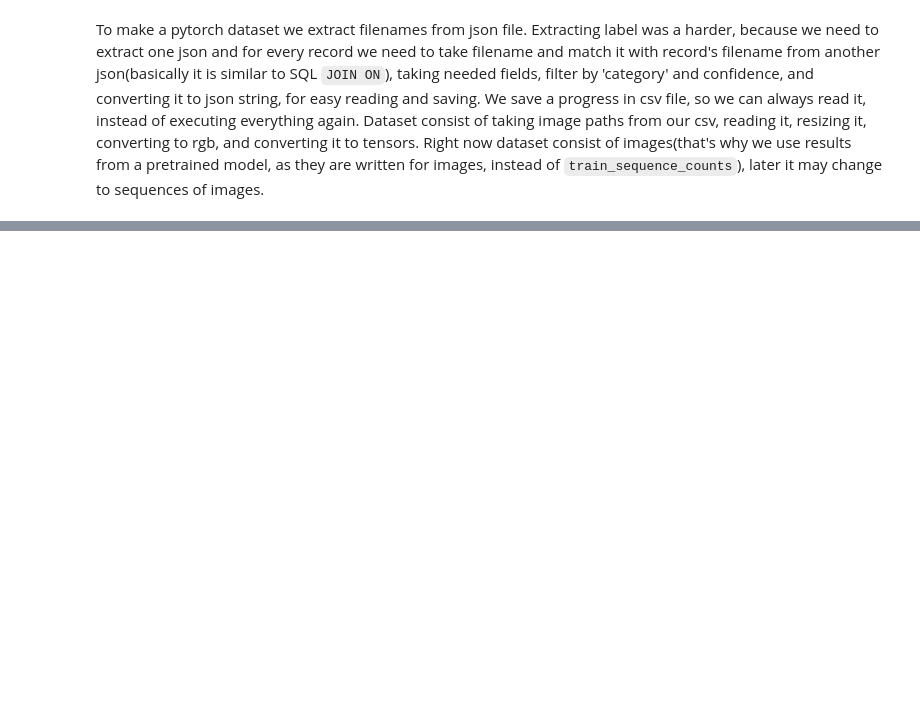
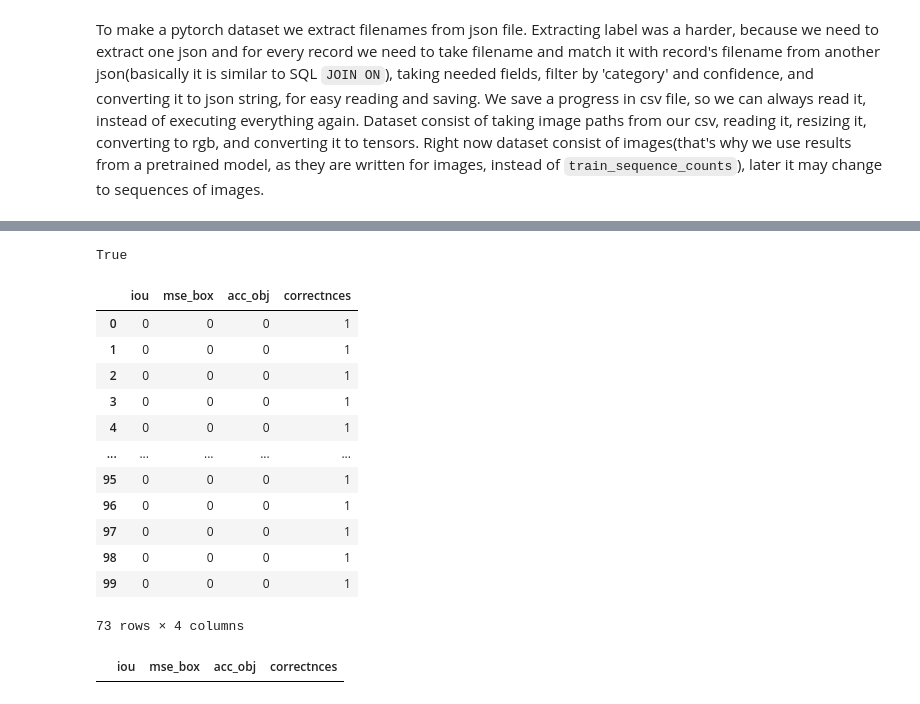
Before and after one commit to Sh41lD4n1n/computer-vision-project, a Jupyter notebook: model.ipynb, the cells around one changed output, grey strips where cells are left out. Drawn from its saved outputs; the diff is of its cells as text; code cells hidden in the pictures; blank space fills up the shorter version.

```diff
--- a/model.ipynb
+++ b/model.ipynb
@@ -112,0 +530,62 @@ train_loader = DataLoader(train_data, batch_size=BATCH_SIZE, shuffle=True)
+# %%
+def num_found_obj(y_true,y_pred):
+    mse = np.abs(y_true.shape[0]-y_pred.shape[0])
+    return mse
+# %%
+def evaluate(true_list,pred_list):
+
+    acc_res = {"iou":[],"mse_box":[],"acc_obj":[],"correctnces":[]}
+    for y_true,y_pred in zip(true_list,pred_list):
+        #print(y_true.shape,y_pred.shape)
+        if (y_true==-5).all() and (y_pred==-5).all():
+            acc_res["iou"].append(0)
+            acc_res["mse_box"].append(0)
+            acc_res["acc_obj"].append(0)
+            acc_res["correctnces"].append(1)
+
+        elif (y_true==-5).all() and (y_pred!=-5).all():
+            acc_res["iou"].append(-1)
+            acc_res["mse_box"].append(-1)
+            acc_res["acc_obj"].append(-y_pred.shape[0])
+            acc_res["correctnces"].append(0)
+        elif (y_true!=-5).all() and (y_pred==-5).all():
+            acc_res["iou"].append(-1)
+            acc_res["mse_box"].append(-1)
+            acc_res["acc_obj"].append(-y_true.shape[0])
+            acc_res["correctnces"].append(0)
+        else:
+            acc_res["iou"].append(iou_metric(y_true,y_pred))
+            acc_res["mse_box"].append(mse_box(y_true,y_pred))
+            acc_res["acc_obj"].append( num_found_obj(y_true,y_pred) )
+            acc_res["correctnces"].append(1)
+
+    return acc_res
+y_true = data_descriptor_test.labels
+y_pred = get_pred_labels(test_labels)
+acc_res = evaluate(y_true,y_pred)
+# %%
+(np.array(y_pred)==np.array([[-5]])).all()
+# %% [output]
+True
+# %%
+acc_res = pd.DataFrame(acc_res)
+# %%
+acc_res[acc_res["iou"]==acc_res["iou"].max()]
+# %% [output]
+|  | iou | mse_box | acc_obj | correctnces |
+| 0 | 0 | 0 | 0 | 1 |
+| 1 | 0 | 0 | 0 | 1 |
+| 2 | 0 | 0 | 0 | 1 |
+| 3 | 0 | 0 | 0 | 1 |
+| 4 | 0 | 0 | 0 | 1 |
+| ... | ... | ... | ... | ... |
+| 95 | 0 | 0 | 0 | 1 |
+| 96 | 0 | 0 | 0 | 1 |
+| 97 | 0 | 0 | 0 | 1 |
+| 98 | 0 | 0 | 0 | 1 |
+| 99 | 0 | 0 | 0 | 1 |
+73 rows × 4 columns
+# %%
+acc_res[acc_res["mse_box"]==acc_res[acc_res["mse_box"]>0]["mse_box"].min()]
+# %% [output]
+|  | iou | mse_box | acc_obj | correctnces |
```
Also changed, not shown: parts of 63 cells of this notebook.
